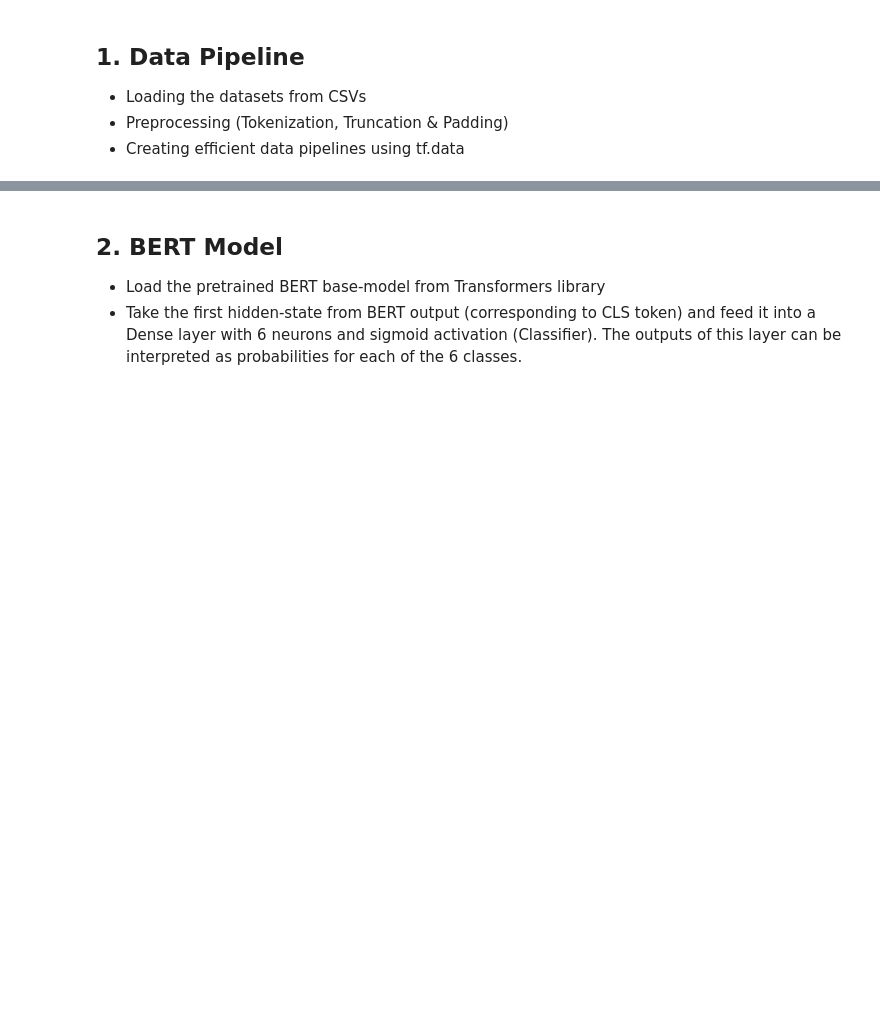
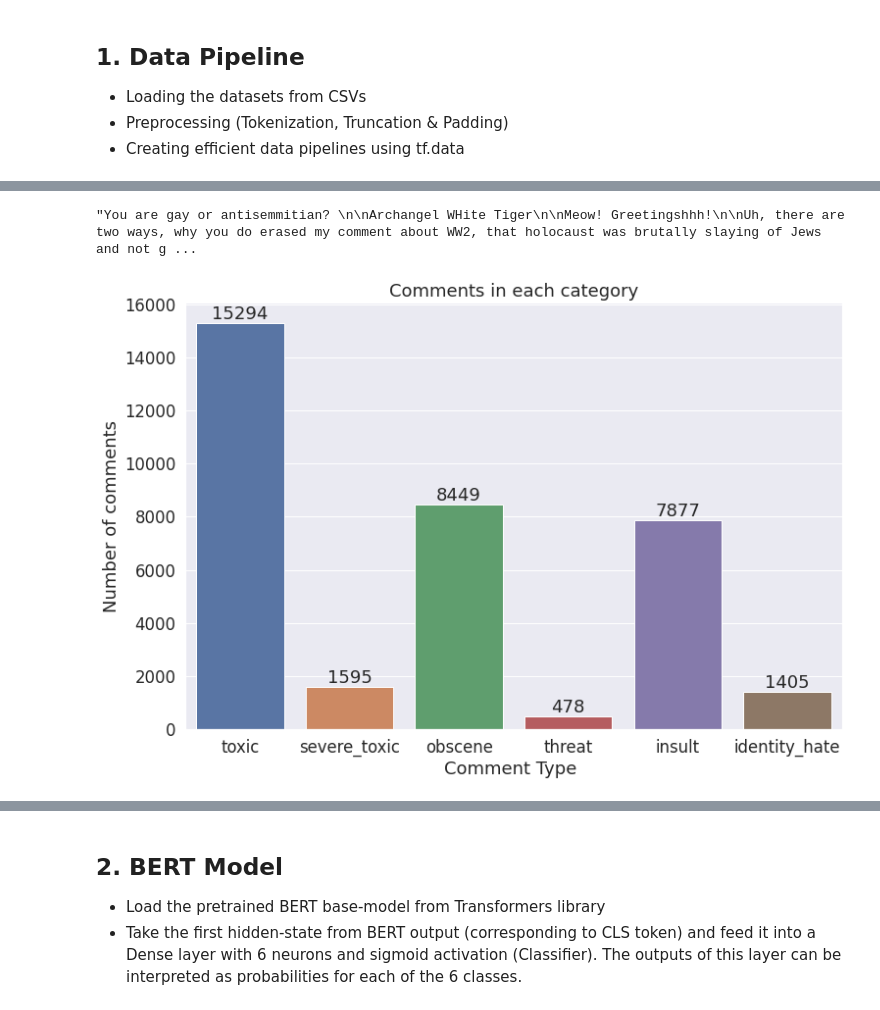
Before and after one commit to charlie-chi-zhang/Multi-Label-Text-classification-Using-BERT, a Jupyter notebook: cz02-2_toxic_binary.ipynb, the cells around one changed output, grey strips where cells are left out. Saved outputs shown, nothing was run; the diff lists cells and outputs as text; code cells hidden in the pictures; blank space fills up the shorter version.

```diff
--- a/cz02-2_toxic_binary.ipynb
+++ b/cz02-2_toxic_binary.ipynb
@@ -68,3 +73,25 @@ df_train.head()
 | 2 | 000113f07ec002fd | Hey man, I'm really not trying to... | 0 | 0 | 0 | 0 | 0 | 0 |
 | 3 | 0001b41b1c6bb37e | "\nMore\nI can't make any real su... | 0 | 0 | 0 | 0 | 0 | 0 |
 | 4 | 0001d958c54c6e35 | You, sir, are my hero. Any chance... | 0 | 0 | 0 | 0 | 0 | 0 |
+# %%
+df_train.comment_text[42]
+# %% [output]
+"You are gay or antisemmitian? \n\nArchangel WHite Tiger\n\nMeow! Greetingshhh!\n\nUh, there are two ways, why you do erased my comment about WW2, that holocaust was brutally slaying of Jews and not g ...
+# %%
+#Counting the number of comments under each label
+sns.set(font_scale = 1.5)
+categories = list(df_train.columns.values)
+plt.figure(figsize=(12,8))
+ax = sns.barplot(categories[2:], df_train.iloc[:,2:].sum().values)
+plt.title("Comments in each category")
+plt.ylabel('Number of comments')
+plt.xlabel('Comment Type ')
+#adding the text labels
+rects = ax.patches
+labels = df_train.iloc[:,2:].sum().values
+for rect, label in zip(rects, labels):
+    height = rect.get_height()
+    ax.text(rect.get_x() + rect.get_width()/2, height + 5, label, ha='center', va='bottom')
+plt.show()
+# %% [output]
+[figure, added]
```
Also changed, not shown: parts of 2 cells of this notebook.
